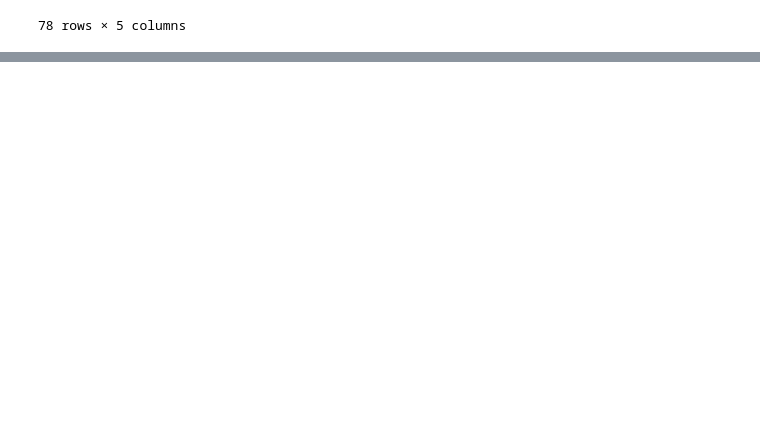
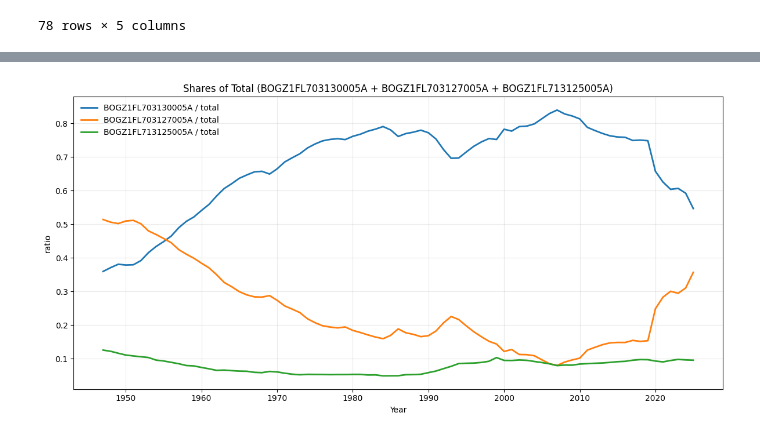
Before and after one commit to dkofma60/Personal-Macro-Research, a Jupyter notebook: Essay_1.ipynb, the cells around one changed output, grey strips where cells are left out. Saved outputs shown, nothing was run; the diff lists cells and outputs as text; code cells hidden in the pictures; blank space fills up the shorter version.

```diff
--- a/Essay_1.ipynb
+++ b/Essay_1.ipynb
@@ -1582,0 +1756,74 @@ plt.show()
+# %%
+import pandas as pd
+import matplotlib.pyplot as plt
+
+if "fred_series" not in globals():
+    def fred_series(series_id: str) -> pd.DataFrame:
+        url = f"https://fred.stlouisfed.org/graph/fredgraph.csv?id={series_id}"
+        df = pd.read_csv(url)
+        df.columns = [str(c).strip().lstrip("﻿") for c in df.columns]
+
+        date_col = next((c for c in df.columns if str(c).upper() == "DATE"), df.columns[0])
+        value_col = next((c for c in df.columns if str(c).strip().upper() == series_id.upper()), None)
+        if value_col is None:
+            value_col = next((c for c in df.columns if str(c).strip().upper() != "DATE"), None)
+        if value_col is None:
+            raise ValueError(f"Could not find value column for {series_id}: {df.columns.tolist()}")
+
+        df[date_col] = pd.to_datetime(df[date_col], errors="coerce")
+        df = df.dropna(subset=[date_col]).set_index(date_col)
+        df[series_id] = pd.to_numeric(df[value_col], errors="coerce")
+        return df[[series_id]]
+
+
+def to_annual_series(series_id: str) -> pd.Series:
+    df = fred_series(series_id).copy()
+    if isinstance(df.index, pd.PeriodIndex):
+        df.index = df.index.asfreq("Y")
+    else:
+        df.index = pd.to_datetime(df.index, errors="coerce").to_period("Y")
+    s = df.groupby(df.index)[series_id].mean()
+    return s.sort_index()
+
+
+s_703130 = to_annual_series("BOGZ1FL703130005A")
+s_703127 = to_annual_series("BOGZ1FL703127005A")
+s_713125 = to_annual_series("BOGZ1FL713125005A")
+
+df = pd.concat(
+    [
+        s_703130.rename("BOGZ1FL703130005A"),
+        s_703127.rename("BOGZ1FL703127005A"),
+        s_713125.rename("BOGZ1FL713125005A"),
+    ],
+    axis=1,
+).dropna()
+
+df = df[df.index >= pd.Period("1947", freq="Y")]
+df = df[df.index <= pd.Period("2025", freq="Y")]
+
+denom = df["BOGZ1FL703130005A"] + df["BOGZ1FL703127005A"] + df["BOGZ1FL713125005A"]
+df = df[denom != 0].copy()
+denom = denom[denom != 0]
+
+df["share_703130"] = df["BOGZ1FL703130005A"] / denom
+df["share_703127"] = df["BOGZ1FL703127005A"] / denom
+df["share_713125"] = df["BOGZ1FL713125005A"] / denom
+
+plot_df = df[["share_703130", "share_703127", "share_713125"]].copy()
+plot_df.index = plot_df.index.to_timestamp(how="start")
+
+fig, ax = plt.subplots(figsize=(12, 6))
+ax.plot(plot_df.index, plot_df["share_703130"], linewidth=2, label="BOGZ1FL703130005A / total")
+ax.plot(plot_df.index, plot_df["share_703127"], linewidth=2, label="BOGZ1FL703127005A / total")
+ax.plot(plot_df.index, plot_df["share_713125"], linewidth=2, label="BOGZ1FL713125005A / total")
+
+ax.set_title("Shares of Total (BOGZ1FL703130005A + BOGZ1FL703127005A + BOGZ1FL713125005A)")
+ax.set_xlabel("Year")
+ax.set_ylabel("ratio")
+ax.grid(alpha=0.25)
+ax.legend(frameon=False)
+plt.tight_layout()
+plt.show()
+# %% [output]
+[figure, added]
```
Also changed, not shown: parts of 5 cells of this notebook, 28 other files.
